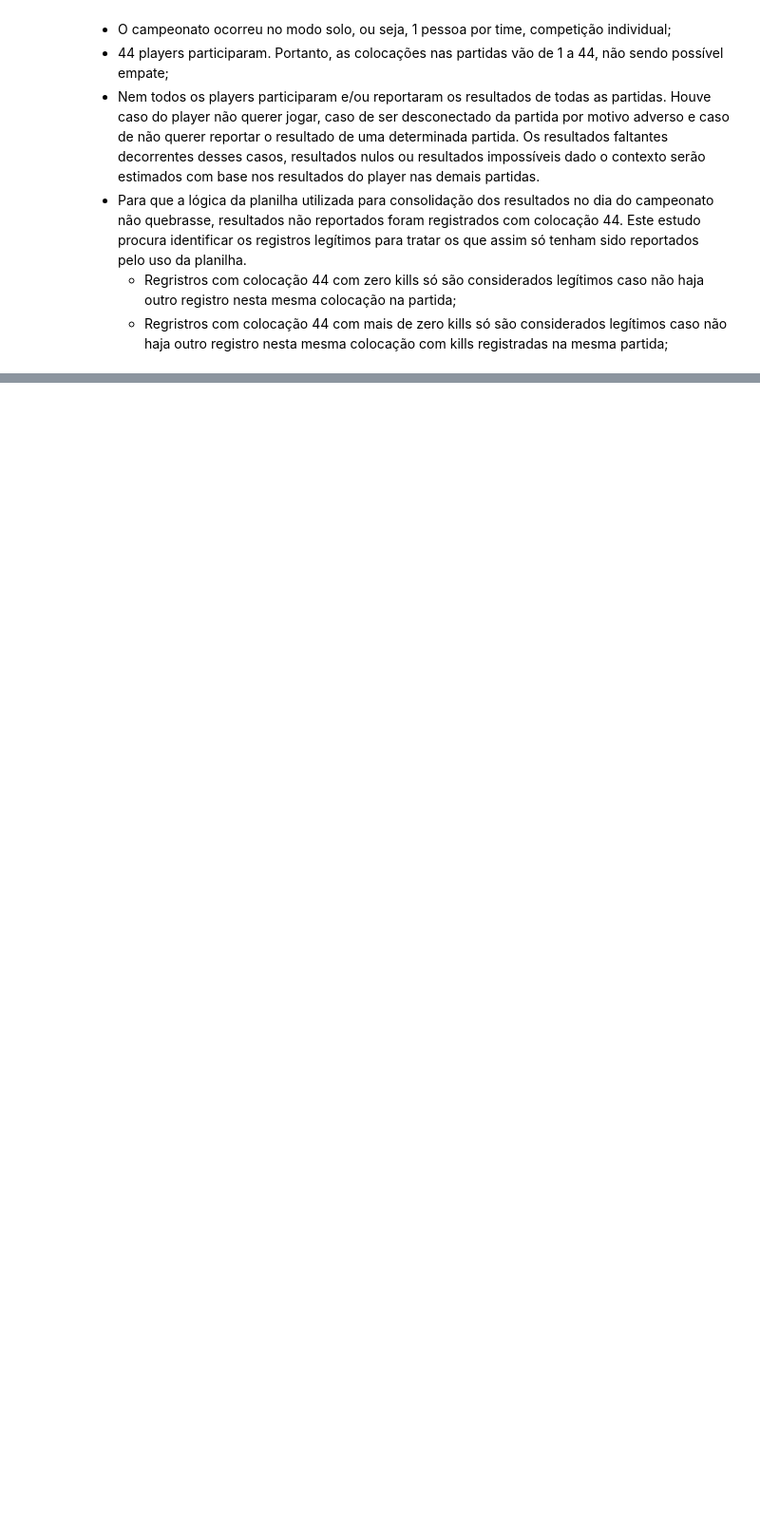
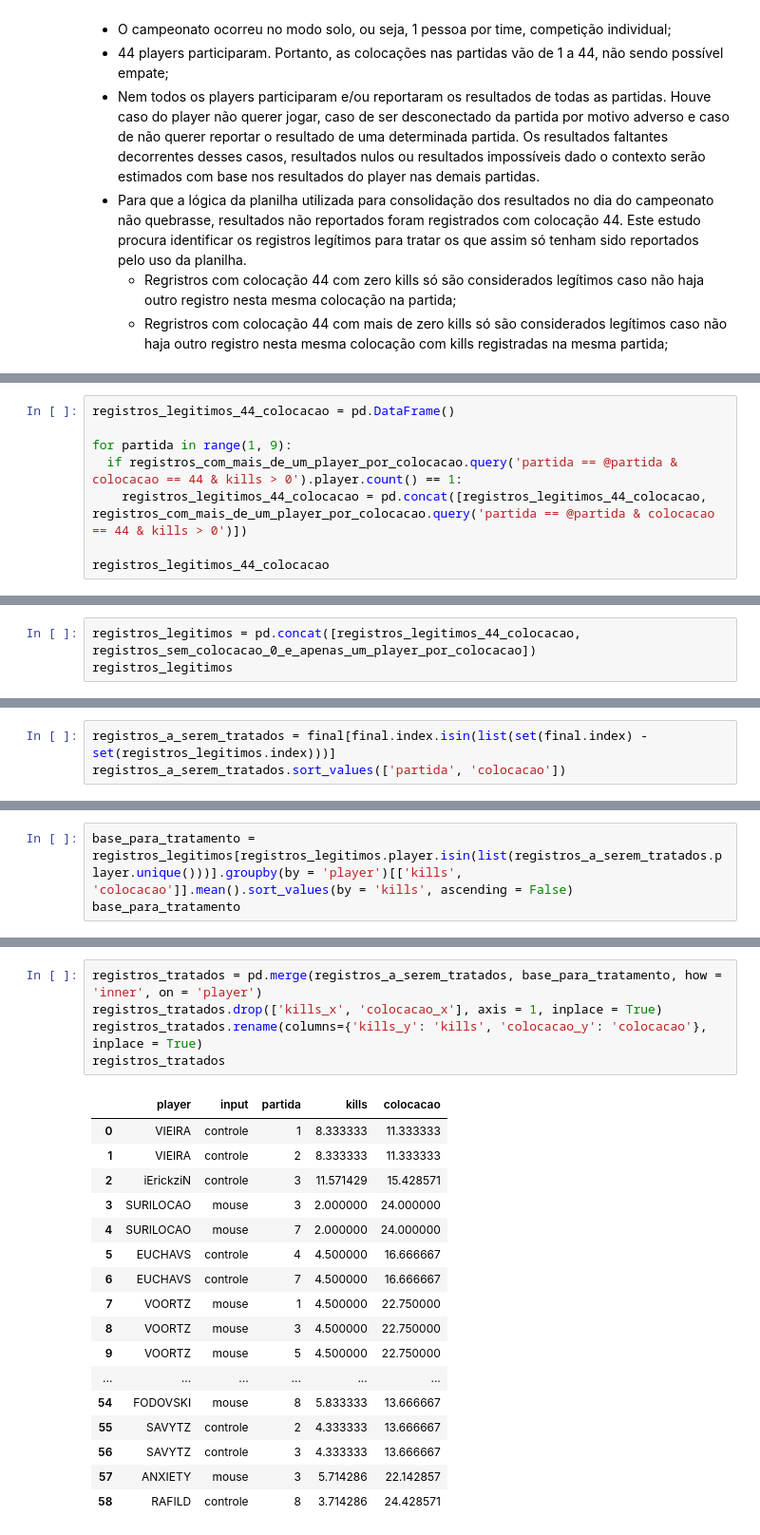
Before and after one commit to GodoyLucas/king_of_rebirth, a Jupyter notebook: King_of_Rebirth.ipynb, the cells around one changed output, grey strips where cells are left out. Shown at 95% size. Cells and saved outputs as stored; diff of their text form; blank space fills up the shorter version.

Commit message:
Dados tratados

```diff
--- a/King_of_Rebirth.ipynb
+++ b/King_of_Rebirth.ipynb
@@ -796,0 +200,8 @@ players_a_serem_tratados_partida_8
+# %%
+registros_legitimos_44_colocacao = pd.DataFrame()
+
+for partida in range(1, 9):
+  if registros_com_mais_de_um_player_por_colocacao.query('partida == @partida & colocacao == 44 & kills > 0').player.count() == 1:
+    registros_legitimos_44_colocacao = pd.concat([registros_legitimos_44_colocacao, registros_com_mais_de_um_player_por_colocacao.query('partida == @partida & colocacao == 44 & kills > 0')])
+
+registros_legitimos_44_colocacao
@@ -796,0 +216,3 @@ players_a_serem_tratados_partida_8
+# %%
+registros_legitimos = pd.concat([registros_legitimos_44_colocacao, registros_sem_colocacao_0_e_apenas_um_player_por_colocacao])
+registros_legitimos
@@ -796,0 +235,3 @@ players_a_serem_tratados_partida_8
+# %%
+registros_a_serem_tratados = final[final.index.isin(list(set(final.index) - set(registros_legitimos.index)))]
+registros_a_serem_tratados.sort_values(['partida', 'colocacao'])
@@ -796,0 +254,3 @@ players_a_serem_tratados_partida_8
+# %%
+base_para_tratamento = registros_legitimos[registros_legitimos.player.isin(list(registros_a_serem_tratados.player.unique()))].groupby(by = 'player')[['kills', 'colocacao']].mean().sort_values(by = 'kills', ascending = False)
+base_para_tratamento
@@ -796,0 +276,23 @@ players_a_serem_tratados_partida_8
+# %%
+registros_tratados = pd.merge(registros_a_serem_tratados, base_para_tratamento, how = 'inner', on = 'player')
+registros_tratados.drop(['kills_x', 'colocacao_x'], axis = 1, inplace = True)
+registros_tratados.rename(columns={'kills_y': 'kills', 'colocacao_y': 'colocacao'}, inplace = True)
+registros_tratados
+# %% [output]
+|  | player | input | partida | kills | colocacao |
+| 0 | VIEIRA | controle | 1 | 8.333333 | 11.333333 |
+| 1 | VIEIRA | controle | 2 | 8.333333 | 11.333333 |
+| 2 | iErickziN | controle | 3 | 11.571429 | 15.428571 |
+| 3 | SURILOCAO | mouse | 3 | 2.000000 | 24.000000 |
+| 4 | SURILOCAO | mouse | 7 | 2.000000 | 24.000000 |
+| 5 | EUCHAVS | controle | 4 | 4.500000 | 16.666667 |
+| 6 | EUCHAVS | controle | 7 | 4.500000 | 16.666667 |
+| 7 | VOORTZ | mouse | 1 | 4.500000 | 22.750000 |
+| 8 | VOORTZ | mouse | 3 | 4.500000 | 22.750000 |
+| 9 | VOORTZ | mouse | 5 | 4.500000 | 22.750000 |
+| ... | ... | ... | ... | ... | ... |
+| 54 | FODOVSKI | mouse | 8 | 5.833333 | 13.666667 |
+| 55 | SAVYTZ | controle | 2 | 4.333333 | 13.666667 |
+| 56 | SAVYTZ | controle | 3 | 4.333333 | 13.666667 |
+| 57 | ANXIETY | mouse | 3 | 5.714286 | 22.142857 |
+| 58 | RAFILD | controle | 8 | 3.714286 | 24.428571 |
```
Also changed, not shown: parts of 161 cells of this notebook.
